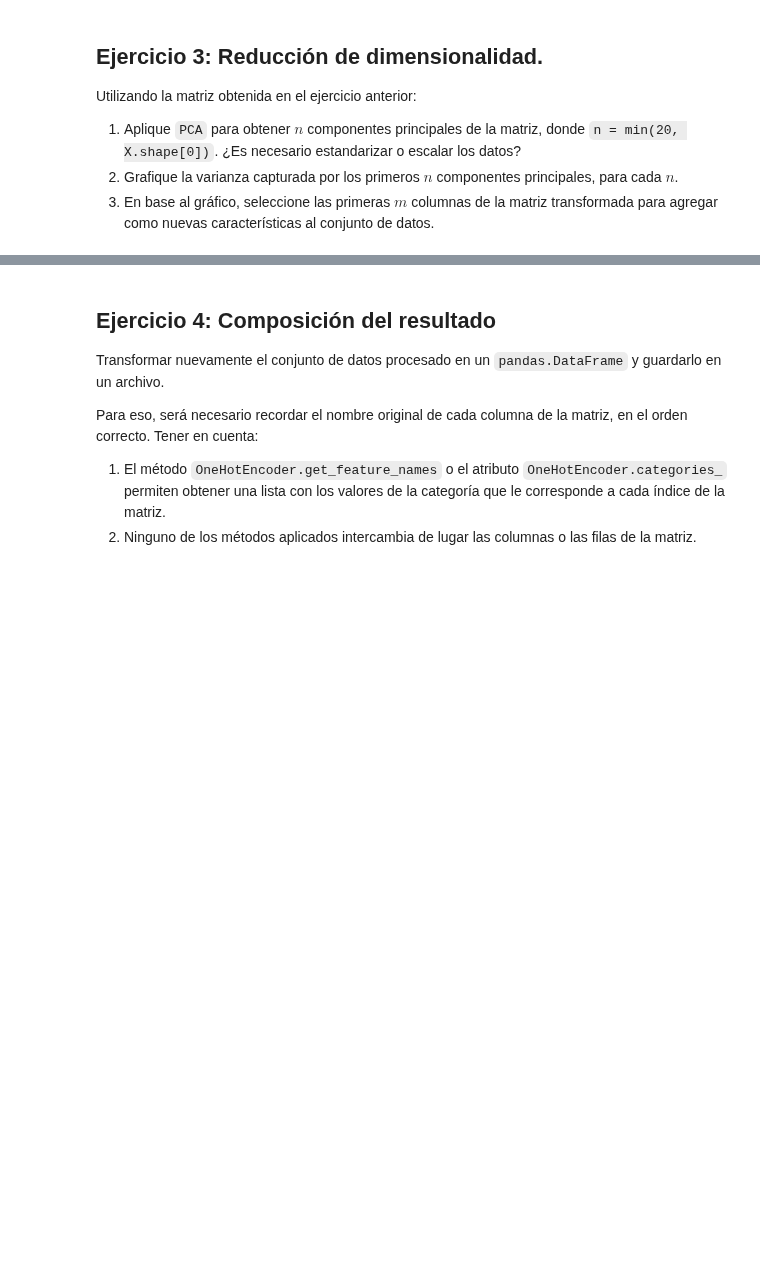
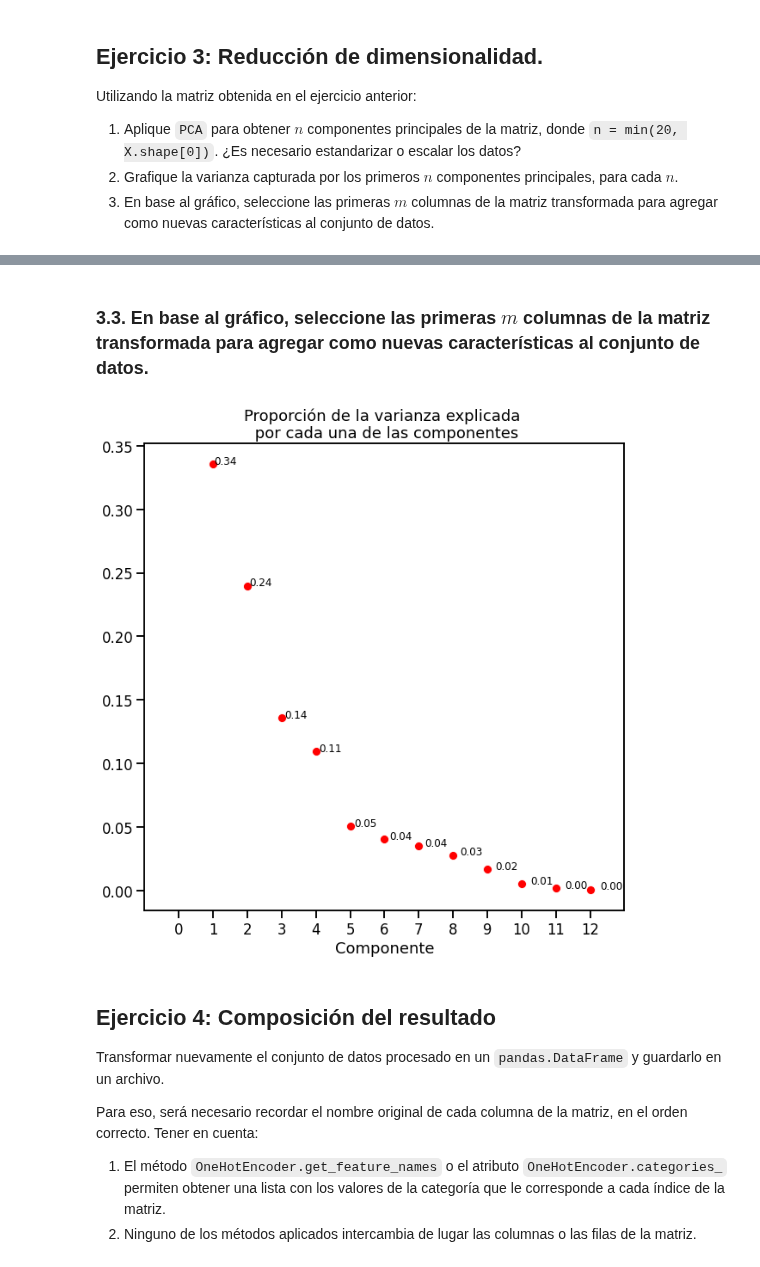
Before and after one commit to Grupo242022/EyCD, a Jupyter notebook: Entregable_Parte_2_2022_v1.ipynb, the cells around one changed output, grey strips where cells are left out. Drawn from its saved outputs; the diff is of its cells as text; code cells hidden in the pictures; blank space fills up the shorter version.

```diff
--- a/Entregable_Parte_2_2022_v1.ipynb
+++ b/Entregable_Parte_2_2022_v1.ipynb
@@ -405,0 +430,16 @@ Utilizando la matriz obtenida en el ejercicio anterior:
+# %%
+from sklearn import preprocessing
+
+scaler_sc = preprocessing.MinMaxScaler()
+
+# Data frame escalado sin categoricas
+df_esc_sc = scaler_sc.fit_transform(df_enc_sc)  #aplicando
+esc_sc_df = pd.DataFrame(df_esc_sc, columns=vec_sc.get_feature_names())
+
+imp_sc = IterativeImputer(random_state=0, estimator=KNeighborsRegressor(),n_nearest_features=5)
+values_sc = esc_sc_df.values.copy()
+
+# Ajuste del metodo de imputer a la Matriz escalada - min max:
+scaled_knn_sc = imputer.fit_transform(values_sc)
+
+imp_sc = pd.DataFrame(scaled_knn_sc, columns=vec_sc.get_feature_names())
@@ -405,0 +448,14 @@ Utilizando la matriz obtenida en el ejercicio anterior:
+# %%
+from sklearn.decomposition import PCA
+n = min(20, imp_sc.shape[1])
+
+df_pca = PCA(n_components=n)
+df_pca.fit(imp_sc)
+
+print('---- ----- ------ ----- ---- ----- ------ ----- ')
+print(f"\nPrincipal components (elemento[0]):\n {df_pca.components_[0]}")
+print('---- ----- ------ ----- ---- ----- ------ ----- ')
+print(f"\nExplained variance:\n {df_pca.explained_variance_}")
+print('---- ----- ------ ----- ---- ----- ------ ----- ')
+print(f"\nExplained variance ratio:\n {df_pca.explained_variance_ratio_}")
+print('---- ----- ------ ----- ---- ----- ------ ----- ')
@@ -406,3 +479,19 @@ Utilizando la matriz obtenida en el ejercicio anterior:
+# %% [markdown]
+### 3.3. En base al gráfico, seleccione las primeras $m$ columnas de la matriz transformada para agregar como nuevas características al conjunto de datos.
+# %%
+import numpy as np
+plt.figure(figsize=(10,10))
+x = np.arange(12)+1
+sns.scatterplot(x=x, y = df_pca.explained_variance_ratio_, s = 100, color = 'red')
+plt.xlim(-1,13)
+plt.xticks(np.arange(0,13))
+plt.xlabel("Componente")
+plt.title("Proporción de la varianza explicada \n por cada una de las componentes")
+for i,varianza in enumerate(df_pca.explained_variance_ratio_):
+  plt.annotate(f'{varianza:3.2f}', (x[i],df_pca.explained_variance_ratio_[i]), fontsize = 12,textcoords='offset points')
+plt.show()
+# %% [output]
+[figure, added]
 # %% [markdown]
 ## Ejercicio 4: Composición del resultado
 
```
Also changed, not shown: parts of 6 cells of this notebook.
